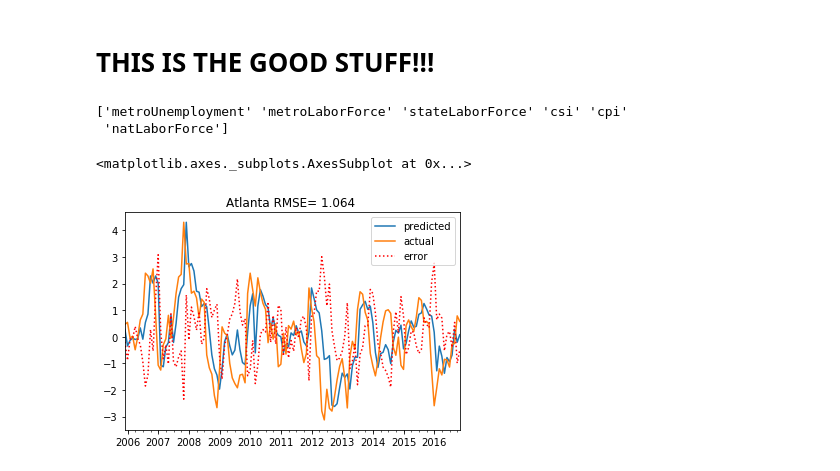
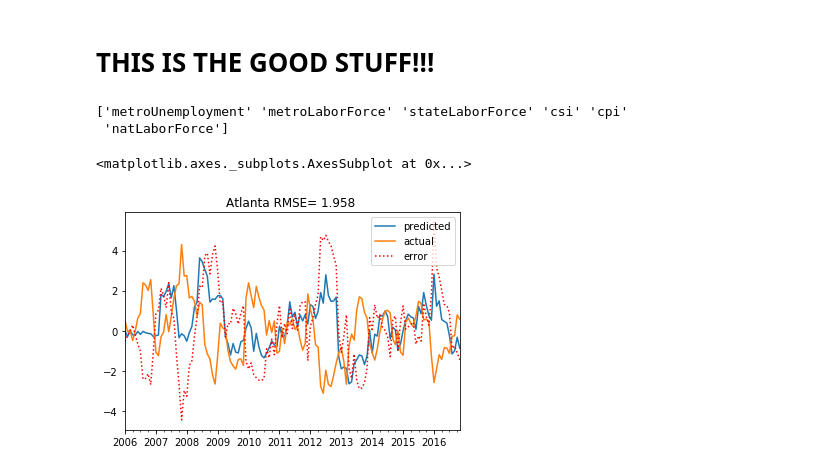
Before and after one commit to kkwteh/cdips_hpi_forecast, a Jupyter notebook: RandForest.ipynb, the cells around one changed output. Cells and saved outputs as stored; diff of their text form; code cells hidden in the pictures.

Commit message:
Updated RandForest to exclude the last n months when training

```diff
--- a/RandForest.ipynb
+++ b/RandForest.ipynb
@@ -238,72 +238,75 @@ ax1.set_xticklabels(a)
 from sklearn.ensemble import AdaBoostRegressor,RandomForestRegressor,GradientBoostingRegressor
 from sklearn.preprocessing import StandardScaler
 # %%
-nlags = 6
 city = 'Atlanta'
-startDate = None #'2010-01-1'
-regr = AdaBoostRegressor()  # This can also be RandomForestRegressor(), GradientBoostingRegressor(), or any other Sklearn initializer
+startDate    = None #'2010-01-1'
+startTesting = '2006-01'  # Start rolling predictions after this.
+trainTestLag = 6 # To avoid confounding causality, need to make sure we don't train on the last
+regr = RandomForestRegressor()  # This can also be RandomForestRegressor(), GradientBoostingRegressor(), or any other Sklearn initializer
+
 ts = df.loc[metroString[city],startDate:]
 y = arimaResidual[city]
-
-trainBefore = '2005-12'  # Use all dates before this as training data. Start rolling predictions after this.
 results = pd.DataFrame(columns = ['predicted','actual'])
 
+### COVARIATE DATA PREPARATION
+
+# Include lagged housing price data
+nlags = 6
 X = pd.concat([ts.pct_change().shift(i) for i in range(nlags)], axis=1,keys = ['L%s'%i for i in range(nlags)])  # Original data (dollars)
 
-
-## Consolidate the metropolitan data, which is a combination of state unemployment data (long time series available)
-#    and Zillow data (only available after ~2010).  Note: The Zillow field 'inventoryAge' is only available from 2012 onwards!
-metroData = metroMonthly[city].loc[startDate:,:]
-
+## Consolidate the metropolitan data, which is a combination of state unemployment data (long time series available) and Zillow data (only available after ~2010).  Note: The Zillow field 'inventoryAge' is only available from 2012 onwards!
 # These data have limited availability
 zillowData = ['pricecut', 'inventory', 'sold4Loss', 'rentMultifam', 'price2rent', 'rentSFR', 'rentAllHomes', 'inventoryAge', 'sold4Gain', 'daysOnZillow']
-
-metroData = metroData.drop(['stateInitialUnemplClaims', 'stateContinuedUnemplClaims'],axis=1) # These tend to be bad for prediction quality
-# metroData = metroData.drop('inventoryAge',axis=1)
-# metroData = metroData.drop(zillowData,axis=1)
-metroData = metroData.dropna(axis=1)
+metroData  = metroMonthly[city].loc[startDate:,:]
+metroData  = metroData.drop(['stateInitialUnemplClaims', 'stateContinuedUnemplClaims'],axis=1) # These tend to be bad for prediction quality
+# metroData  = metroData.drop('inventoryAge',axis=1)
+# metroData  = metroData.drop(zillowData,axis=1)
+metroData  = metroData.dropna(axis=1)
 
 exogVars  = metroData.join(nationalMonthly)
 print(exogVars.columns.values)
 X = exogVars.join(X)
 X = X.dropna(how='any')
 
 # Transform these massively different datasets into normal data (zero-mean and unit variance)
-Xscale = StandardScaler().fit_transform(X)
-X = pd.DataFrame(Xscale,index=X.index,columns=X.columns)
-
+Xscale = StandardScaler().fit_transform(X) # Returns a Numpy array, not a DataFrame
+X = pd.DataFrame(Xscale,index=X.index,columns=X.columns) # Recreate the dataframe
 X['y'] = y
 X = X.dropna()
 
+
+## PREP FOR PREDICTION LOOP
 # Convert that training date into a start and top time for our training set. Klugey, but it works (sort of)
-trainEndIndex = X.index.get_loc(trainBefore).stop
-trainingEnds  = X.index[trainEndIndex-1]
-testDate = X.index[trainEndIndex]
-testDateList = X.loc[trainingEnds:,:].index
+# We want to make sure that we only have test data that would actually be available: i.e. if we are predicting in January, we would only have the actual 6-month y-values from the previous June.
+testBeginIdx = X.index.get_loc(startTesting).start
+trainingEnds = X.index[testBeginIdx-trainTestLag-1]
+trainEndList = X.loc[trainingEnds:,:].index
+testDateList = X.loc[startTesting:,:].index
 
-for testDate in testDateList:
-    trainSet = X.loc[:trainingEnds,:]
-    testSet = X.loc[testDate:testDate,:]
+
+### ACTUAL PREDICTIONS FOR EACH TEST DATE
+# Re-train the predictor at each time step
+
+for i in range(testDateList.shape[0]):
+    trainSet = X.loc[:trainEndList[i],:]
+    testSet = X.loc[testDateList[i],:]
 
     regr.fit(trainSet.drop('y',axis=1).values, trainSet['y'])
 #         if testDate.month==1 or testDate==testDateList[0]:
 #             regr.fit(trainSet.drop('y',axis=1).values, trainSet['y'])
 
-    results.loc[testDate,'actual']  = X.loc[testDate,'y']
-    results.loc[testDate,'predicted'] = regr.predict(testSet.drop('y',axis=1))[0]
-
-    trainingEnds = testDate
+    results.loc[testDateList[i],'actual']  = testSet['y']
+    results.loc[testDateList[i],'predicted'] = regr.predict(testSet.drop('y').values.reshape(1,-1))[0]
 
 myResults = results
 myResults = myResults # Scale to be percentages
 myResults['error'] = myResults['predicted'] - myResults['actual']
 rmse = np.sqrt(myResults['error'].pow(2).sum()/float(myResults.shape[0]))
-cityResults[city] = rmse
 
 # Plot results
 myResults.plot(style=[None,None,'r:'], title='%s RMSE= %.3f '%(city,rmse))
 # %% [output]
 ['metroUnemployment' 'metroLaborForce' 'stateLaborForce' 'csi' 'cpi'
  'natLaborForce']
 <matplotlib.axes._subplots.AxesSubplot at 0x...>
-[figure, old version]
+[figure, new version]
```
